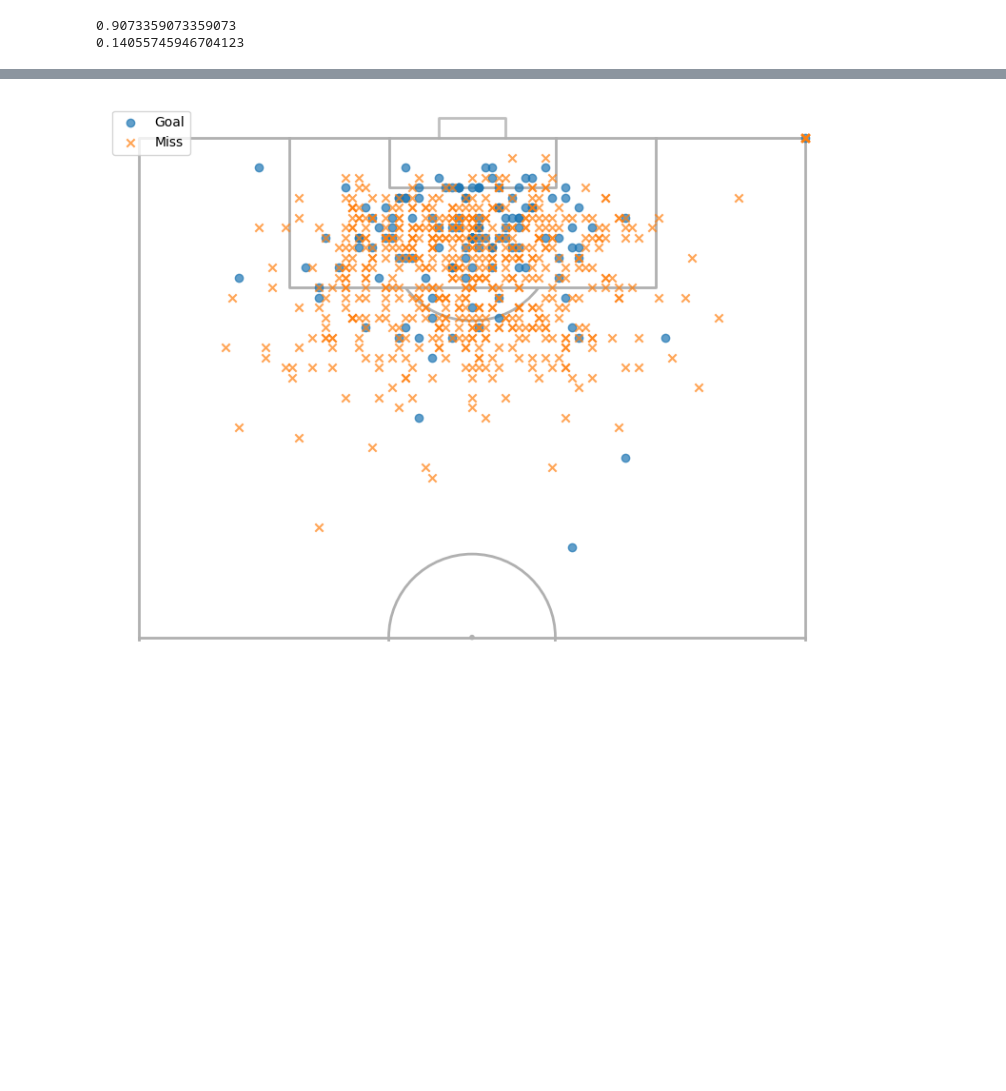
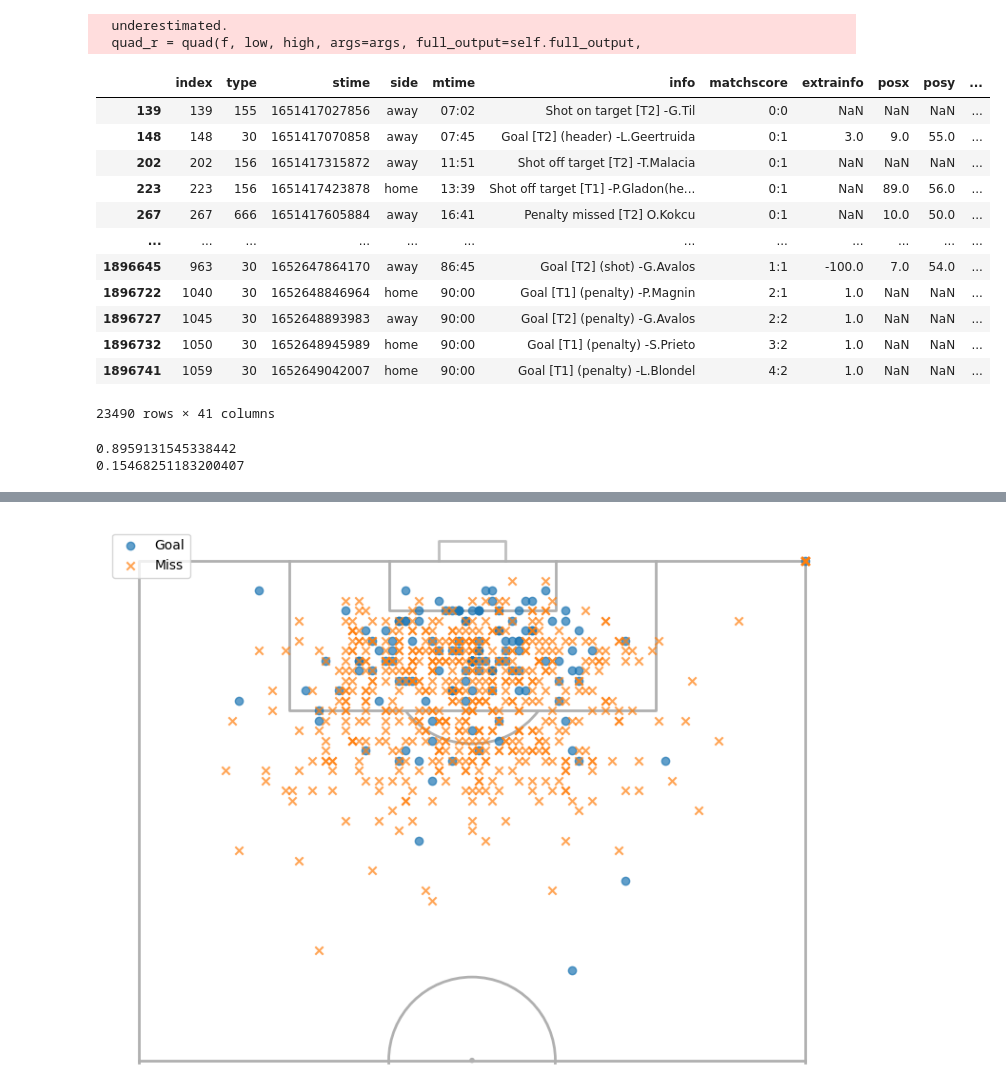
Before and after one commit to andreasaarrestad/expected-goals, a Jupyter notebook: model.ipynb, the cells around one changed output, grey strips where cells are left out. Drawn from its saved outputs; the diff is of its cells as text; code cells hidden in the pictures; blank space fills up the shorter version.

```diff
--- a/model.ipynb
+++ b/model.ipynb
@@ -9,5 +9,24 @@ pd.options.mode.chained_assignment = None  # default='warn'
 from preprocessing import *
 
 from pipeline import *
-df_merged  = transform_events()
+df_merged  = transform_events(compute_solid_angle=True)
+# %% [output]
+  underestimated.
+  quad_r = quad(f, low, high, args=args, full_output=self.full_output,
+# %%
+df_merged
+# %% [output]
+|  | index | type | stime | side | mtime | info | matchscore | extrainfo | posx | posy | ... |
+| 139 | 139 | 155 | 1651417027856 | away | 07:02 | Shot on target [T2] -G.Til | 0:0 | NaN | NaN | NaN | ... |
+| 148 | 148 | 30 | 1651417070858 | away | 07:45 | Goal [T2] (header) -L.Geertruida | 0:1 | 3.0 | 9.0 | 55.0 | ... |
+| 202 | 202 | 156 | 1651417315872 | away | 11:51 | Shot off target [T2] -T.Malacia | 0:1 | NaN | NaN | NaN | ... |
+| 223 | 223 | 156 | 1651417423878 | home | 13:39 | Shot off target [T1] -P.Gladon(he... | 0:1 | NaN | 89.0 | 56.0 | ... |
+| 267 | 267 | 666 | 1651417605884 | away | 16:41 | Penalty missed [T2] O.Kokcu | 0:1 | NaN | 10.0 | 50.0 | ... |
+| ... | ... | ... | ... | ... | ... | ... | ... | ... | ... | ... | ... |
+| 1896645 | 963 | 30 | 1652647864170 | away | 86:45 | Goal [T2] (shot) -G.Avalos | 1:1 | -100.0 | 7.0 | 54.0 | ... |
+| 1896722 | 1040 | 30 | 1652648846964 | home | 90:00 | Goal [T1] (penalty) -P.Magnin | 2:1 | 1.0 | NaN | NaN | ... |
+| 1896727 | 1045 | 30 | 1652648893983 | away | 90:00 | Goal [T2] (penalty) -G.Avalos | 2:2 | 1.0 | NaN | NaN | ... |
+| 1896732 | 1050 | 30 | 1652648945989 | home | 90:00 | Goal [T1] (penalty) -S.Prieto | 3:2 | 1.0 | NaN | NaN | ... |
+| 1896741 | 1059 | 30 | 1652649042007 | home | 90:00 | Goal [T1] (penalty) -L.Blondel | 4:2 | 1.0 | NaN | NaN | ... |
+23490 rows × 41 columns
 # %%
@@ -21,7 +43,7 @@ model.fit(train.drop('goal', axis=1, inplace=False), train['goal'])
 model.save_model("test.json")
 # %%
-y_pred = model.predict_proba(test.drop('goal', axis=1, inplace=False))
-y_pred_train = model.predict_proba(train.drop('goal', axis=1, inplace=False))
+y_pred = model.predict_proba(test.drop(['goal', 'match_id'], axis=1, inplace=False))
+y_pred_train = model.predict_proba(train.drop(['goal', 'match_id'], axis=1, inplace=False))
 y_true = test['goal']
 
 #print(f1_score(y_true, y_pred, average='weighted'))
@@ -31,8 +53,8 @@ train['xG'] = y_pred_train[:, 1]
 print(accuracy_score(y_true, y_pred[:, 1] > 0.5))
 print(mean_absolute_error(y_true, y_pred[:, 1]))
 # %% [output]
-0.9073359073359073
-0.14055745946704123
+0.8959131545338442
+0.15468251183200407
 # %%
 test[test['goal']==0].shape[0]/test.shape[0]
 # %% [output]
```
Also changed, not shown: parts of 6 cells of this notebook, 2 other files.
